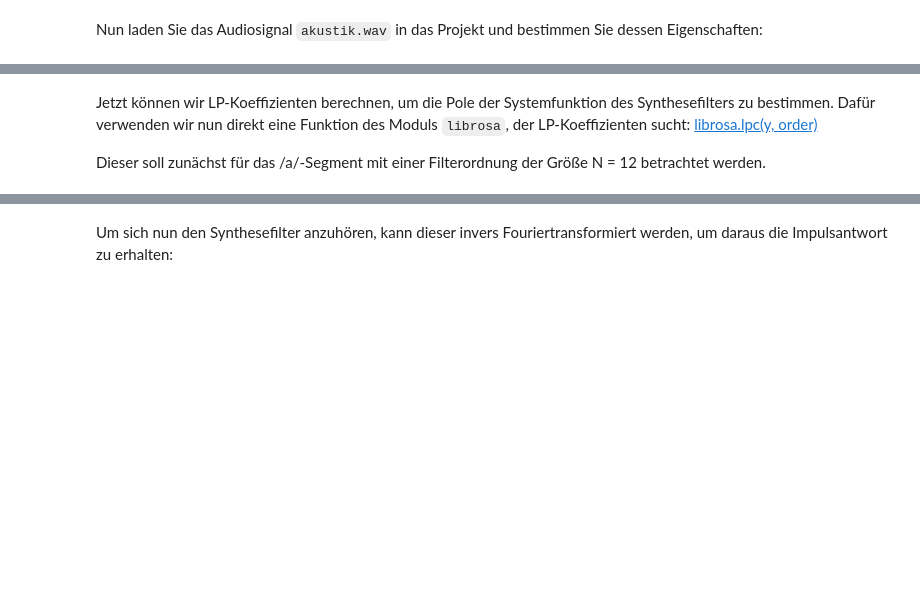
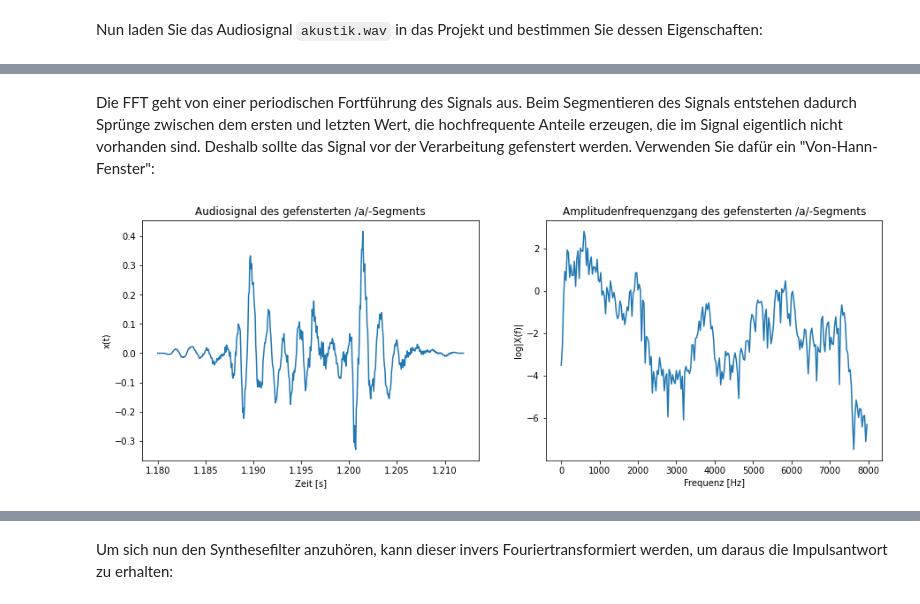
Before and after one commit to TUD-STKS/tud-sv, a Jupyter notebook: Thema-2-Messung der Übertragungsfunktion/2.2 - LPC.ipynb, the cells around one changed output, grey strips where cells are left out. Cells and saved outputs as stored; diff of their text form; code cells hidden in the pictures; blank space fills up the shorter version.

```diff
--- a/Thema-2-Messung der Übertragungsfunktion/2.2 - LPC.ipynb
+++ b/Thema-2-Messung der Übertragungsfunktion/2.2 - LPC.ipynb
@@ -440,4 +266,30 @@ plt.show()
-# %% [markdown]
-Jetzt können wir LP-Koeffizienten berechnen, um die Pole der Systemfunktion des Synthesefilters zu bestimmen. Dafür verwenden wir nun direkt eine Funktion des Moduls `librosa`, der LP-Koeffizienten sucht: [librosa.lpc(y, order)](https://librosa.org/doc/latest/generated/librosa.lpc.html)
-
-Dieser soll zunächst für das  /a/-Segment mit einer Filterordnung der Größe N = 12 betrachtet werden.
+# %% [markdown]
+Die FFT geht von einer periodischen Fortführung des Signals aus. Beim Segmentieren des Signals entstehen dadurch Sprünge zwischen dem ersten und letzten Wert, die hochfrequente Anteile erzeugen, die im Signal eigentlich nicht vorhanden sind. Deshalb sollte das Signal vor der Verarbeitung gefenstert werden. Verwenden Sie dafür ein "Von-Hann-Fenster":
+# %%
+'''
+Anwendung des von-Hann-Fensters auf das /a/-Segment
+'''
+
+# Audiosegment fenstern
+a_segment_win = [..]    # ToDo: Fenstern des Arrays a_segment mit "signal.hann()"
+
+# Spektrum des von-Hann-gefensterten Signals
+aSegment_fft_win = [..]  # ToDo: wenden Sie eine FFT an mittels scipy.fftpack.fft()
+
+# Graphische Darstellung
+plt.subplot(121)
+plt.title('Audiosignal des gefensterten /a/-Segments')
+plt.xlabel('Zeit [s]')
+plt.ylabel('x(t)')
+plt.plot(t_aSegment_s, a_segment_win)
+
+plt.subplot(122)
+plt.title('Amplitudenfrequenzgang des gefensterten /a/-Segments')
+plt.xlabel('Frequenz [Hz]')
+plt.ylabel('log|X(f)|')
+plt.plot(f_aSegment_Hz, np.log(np.abs(aSegment_fft_win[:len(f_aSegment_Hz)])))
+
+plt.gcf().set_size_inches(15, 5)
+plt.show()
+# %% [output]
+[figure, added]
```
Also changed, not shown: parts of 59 cells of this notebook.
